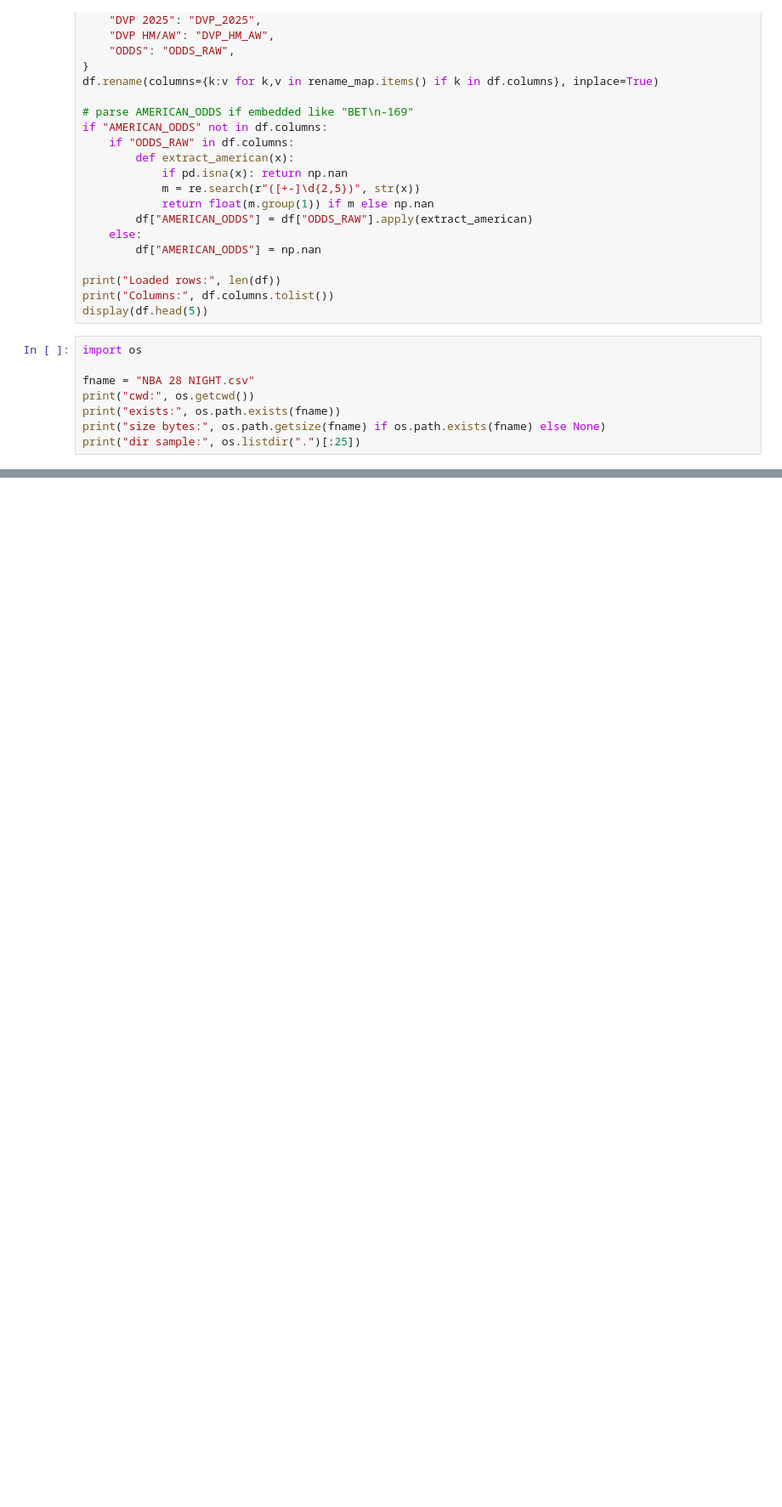
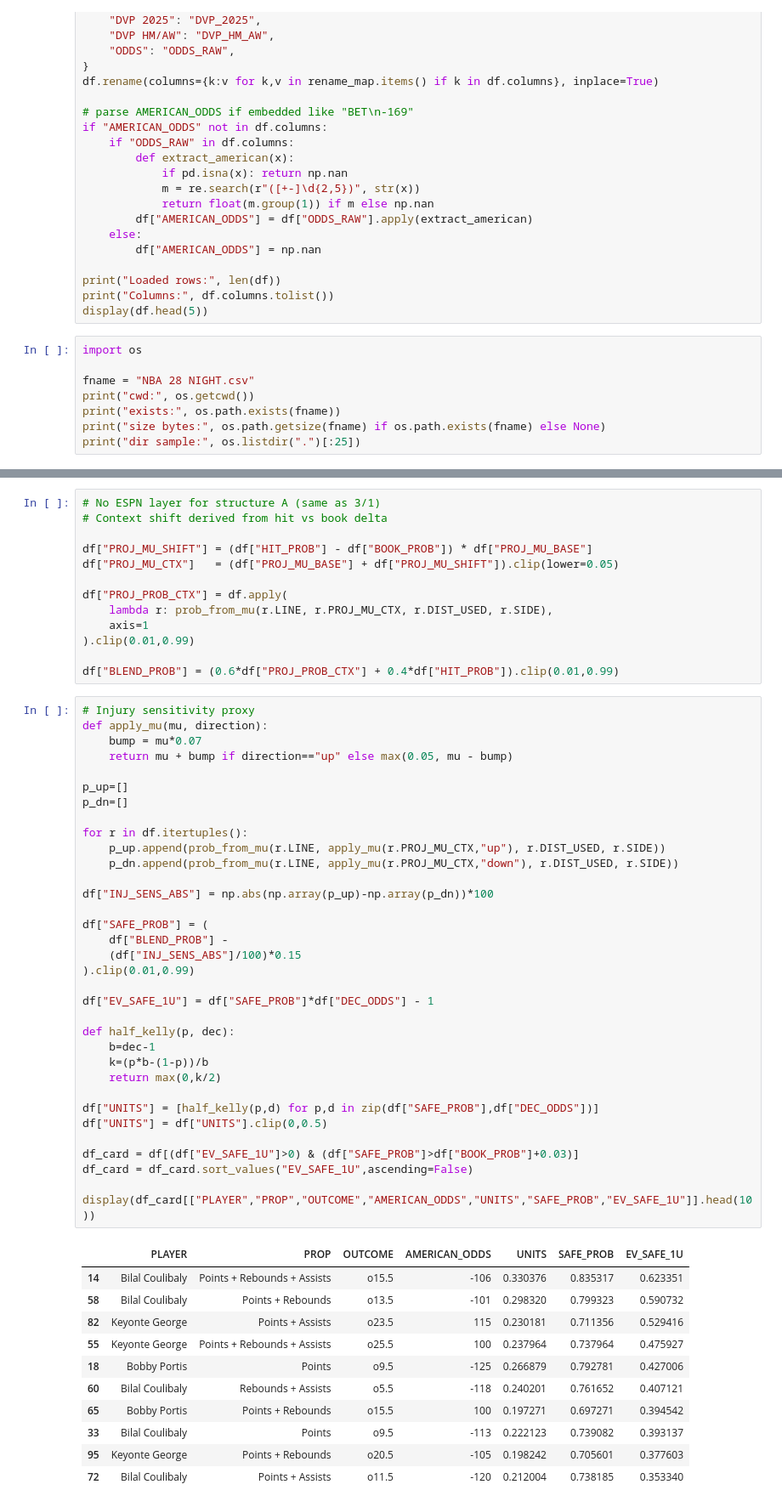
Before and after one commit to dchav12/New-stable-, a Jupyter notebook: NBA_Prop_Hit_Sheet.ipynb, the cells around one changed output, grey strips where cells are left out. Shown at 85% size. Cells and saved outputs as stored; diff of their text form; blank space fills up the shorter version.

```diff
--- a/NBA_Prop_Hit_Sheet.ipynb
+++ b/NBA_Prop_Hit_Sheet.ipynb
@@ -867,0 +3614,59 @@ print("dir sample:", os.listdir(".")[:25])
+# %%
+# No ESPN layer for structure A (same as 3/1)
+# Context shift derived from hit vs book delta
+
+df["PROJ_MU_SHIFT"] = (df["HIT_PROB"] - df["BOOK_PROB"]) * df["PROJ_MU_BASE"]
+df["PROJ_MU_CTX"]   = (df["PROJ_MU_BASE"] + df["PROJ_MU_SHIFT"]).clip(lower=0.05)
+
+df["PROJ_PROB_CTX"] = df.apply(
+    lambda r: prob_from_mu(r.LINE, r.PROJ_MU_CTX, r.DIST_USED, r.SIDE),
+    axis=1
+).clip(0.01,0.99)
+
+df["BLEND_PROB"] = (0.6*df["PROJ_PROB_CTX"] + 0.4*df["HIT_PROB"]).clip(0.01,0.99)
+# %%
+# Injury sensitivity proxy
+def apply_mu(mu, direction):
+    bump = mu*0.07
+    return mu + bump if direction=="up" else max(0.05, mu - bump)
+
+p_up=[]
+p_dn=[]
+
+for r in df.itertuples():
+    p_up.append(prob_from_mu(r.LINE, apply_mu(r.PROJ_MU_CTX,"up"), r.DIST_USED, r.SIDE))
+    p_dn.append(prob_from_mu(r.LINE, apply_mu(r.PROJ_MU_CTX,"down"), r.DIST_USED, r.SIDE))
+
+df["INJ_SENS_ABS"] = np.abs(np.array(p_up)-np.array(p_dn))*100
+
+df["SAFE_PROB"] = (
+    df["BLEND_PROB"] -
+    (df["INJ_SENS_ABS"]/100)*0.15
+).clip(0.01,0.99)
+
+df["EV_SAFE_1U"] = df["SAFE_PROB"]*df["DEC_ODDS"] - 1
+
+def half_kelly(p, dec):
+    b=dec-1
+    k=(p*b-(1-p))/b
+    return max(0,k/2)
+
+df["UNITS"] = [half_kelly(p,d) for p,d in zip(df["SAFE_PROB"],df["DEC_ODDS"])]
+df["UNITS"] = df["UNITS"].clip(0,0.5)
+
+df_card = df[(df["EV_SAFE_1U"]>0) & (df["SAFE_PROB"]>df["BOOK_PROB"]+0.03)]
+df_card = df_card.sort_values("EV_SAFE_1U",ascending=False)
+
+display(df_card[["PLAYER","PROP","OUTCOME","AMERICAN_ODDS","UNITS","SAFE_PROB","EV_SAFE_1U"]].head(10))
+# %% [output]
+|  | PLAYER | PROP | OUTCOME | AMERICAN_ODDS | UNITS | SAFE_PROB | EV_SAFE_1U |
+| 14 | Bilal Coulibaly | Points + Rebounds + Assists | o15.5 | -106 | 0.330376 | 0.835317 | 0.623351 |
+| 58 | Bilal Coulibaly | Points + Rebounds | o13.5 | -101 | 0.298320 | 0.799323 | 0.590732 |
+| 82 | Keyonte George | Points + Assists | o23.5 | 115 | 0.230181 | 0.711356 | 0.529416 |
+| 55 | Keyonte George | Points + Rebounds + Assists | o25.5 | 100 | 0.237964 | 0.737964 | 0.475927 |
+| 18 | Bobby Portis | Points | o9.5 | -125 | 0.266879 | 0.792781 | 0.427006 |
+| 60 | Bilal Coulibaly | Rebounds + Assists | o5.5 | -118 | 0.240201 | 0.761652 | 0.407121 |
+| 65 | Bobby Portis | Points + Rebounds | o15.5 | 100 | 0.197271 | 0.697271 | 0.394542 |
+| 33 | Bilal Coulibaly | Points | o9.5 | -113 | 0.222123 | 0.739082 | 0.393137 |
+| 95 | Keyonte George | Points + Rebounds | o20.5 | -105 | 0.198242 | 0.705601 | 0.377603 |
+| 72 | Bilal Coulibaly | Points + Assists | o11.5 | -120 | 0.212004 | 0.738185 | 0.353340 |
```
Also changed, not shown: parts of 37 cells of this notebook.
